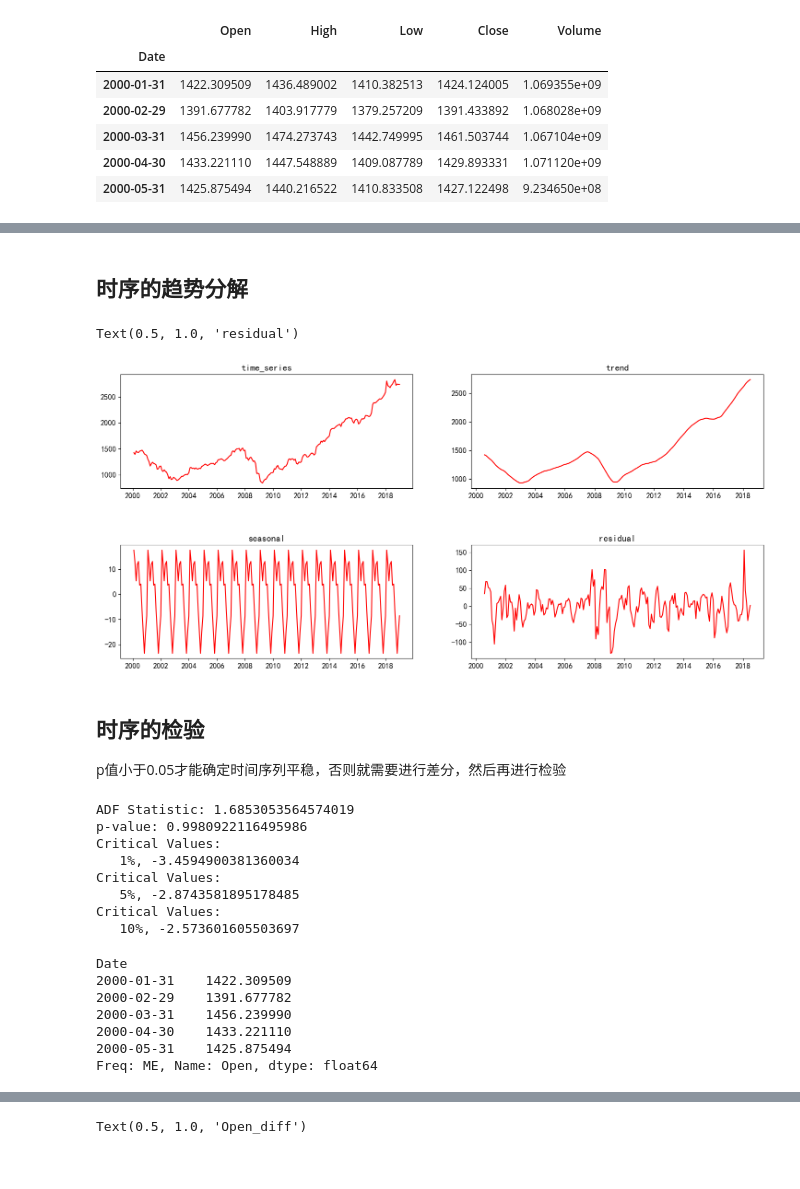
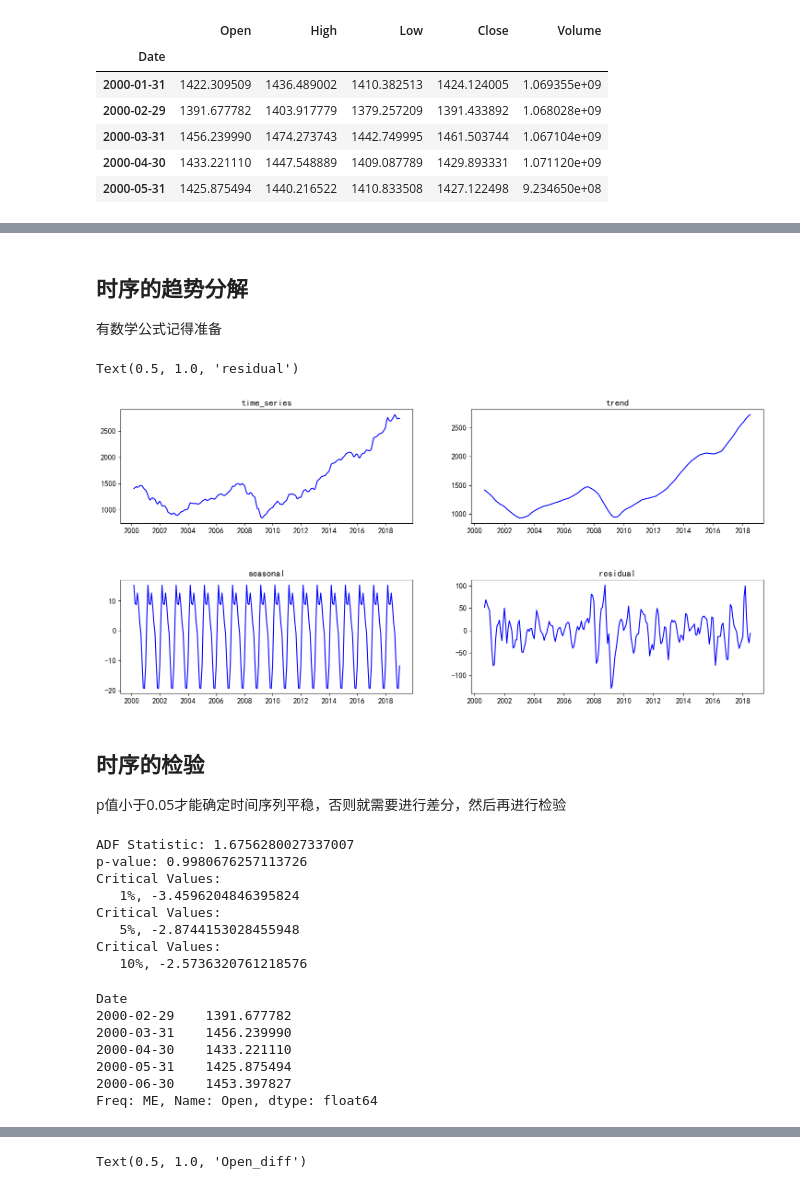
Before and after one commit to XingA02/Model_with_Python, a Jupyter notebook: 描述_5_时间序列分析.ipynb, the cells around one changed output, grey strips where cells are left out. Saved outputs shown, nothing was run; the diff lists cells and outputs as text; code cells hidden in the pictures.

```diff
--- a/描述_5_时间序列分析.ipynb
+++ b/描述_5_时间序列分析.ipynb
@@ -5,3 +3,15 @@ import pandas as pd
+# %%
+import pandas as pd
+import matplotlib.pyplot as plt
+import statsmodels.api as sm
+
+# 中文字体宋体，英文字体新罗马
+plt.rcParams['font.sans-serif'] = ['SimHei']
+plt.rcParams['font.serif'] = ['Times New Roman']
+# 字体大小
+plt.rcParams['font.size'] = 12
+# 正常显示负号
+plt.rcParams['axes.unicode_minus'] = False
 # %%
 df = pd.read_excel("data\\sp500.xlsx")
 df.head()
@@ -26,10 +36,11 @@ df.head()
 | 3 | 2000-06-01 | 1402.109985 | 1411.900024 | 1392.099976 | 1403.449951 | 1092300000 |
 | 4 | 2000-07-01 | 1403.449951 | 1441.469971 | 1400.729980 | 1441.469971 | 1225200000 |
 # %%
-# 时间序列的聚合
+# 时间序列的聚合（重采样）：时间粒度规整化
 df = df.resample(
             rule='M',   # M:按月聚合; W:按周聚合; D:按天聚合
-            on='Date').mean()
+            on='Date'
+            ).mean()    # .sum()
 df.head()
 # %% [output]
 |  | Open | High | Low | Close | Volume |
@@ -39,3 +50,9 @@ df.head()
 | 2000-03-31 | 1456.239990 | 1474.273743 | 1442.749995 | 1461.503744 | 1.067104e+09 |
 | 2000-04-30 | 1433.221110 | 1447.548889 | 1409.087789 | 1429.893331 | 1.071120e+09 |
 | 2000-05-31 | 1425.875494 | 1440.216522 | 1410.833508 | 1427.122498 | 9.234650e+08 |
+# %%
+# 应用移动平均滤波：去白噪声
+window_size = 2  # 选择一个适当的窗口大小
+df['Open_ma'] = df['Open'].rolling(window=window_size).mean()
+df = df.dropna()
+df.head()
@@ -42,30 +80,28 @@ df.head()
 # %% [markdown]
 ## 时序的趋势分解
+
+有数学公式记得准备
 # %%
-import pandas as pd
-import matplotlib.pyplot as plt
-import statsmodels.api as sm
-
-result = sm.tsa.seasonal_decompose(df['Open'])
+result = sm.tsa.seasonal_decompose(df['Open_ma'])
 
 # 绘制原始数据、趋势、季节性和残差
 fig, ax = plt.subplots(nrows=2, ncols=2, figsize=(18, 8))
 fig.subplots_adjust(wspace=0.2, hspace=0.5)               # 同一列元素AX之间距离
 
-ax[0][0].plot(df['Open'], color='r')
+ax[0][0].plot(df['Open_ma'], color='b')
 ax[0][0].set_title("time_series")
 
-ax[0][1].plot(result.trend, color='r')
+ax[0][1].plot(result.trend, color='b')
 ax[0][1].set_title("trend")
 
-ax[1][0].plot(result.seasonal, color='r')
+ax[1][0].plot(result.seasonal, color='b')
 ax[1][0].set_title("seasonal")
 
-ax[1][1].plot(result.resid, color='r')
+ax[1][1].plot(result.resid, color='b')
 ax[1][1].set_title("residual")
 # %% [output]
 Text(0.5, 1.0, 'residual')
-[figure, old version]
+[figure, new version]
 # %% [markdown]
 ## 时序的检验
 
@@ -81,23 +117,23 @@ for key, value in result[4].items():
     print('Critical Values:')
     print(f'   {key}, {value}')
 # %% [output]
-ADF Statistic: 1.6853053564574019
-p-value: 0.9980922116495986
+ADF Statistic: 1.6756280027337007
+p-value: 0.9980676257113726
 Critical Values:
-   1%, -3.4594900381360034
+   1%, -3.4596204846395824
 Critical Values:
-   5%, -2.8743581895178485
+   5%, -2.8744153028455948
 Critical Values:
-   10%, -2.573601605503697
+   10%, -2.5736320761218576
 # %%
 df['Open'].head()
 # %% [output]
 Date
-2000-01-31    1422.309509
 2000-02-29    1391.677782
 2000-03-31    1456.239990
 2000-04-30    1433.221110
 2000-05-31    1425.875494
+2000-06-30    1453.397827
 Freq: ME, Name: Open, dtype: float64
 # %%
 # 对数据进行一次差分
```
Also changed, not shown: parts of 19 cells of this notebook, 8 other files.
